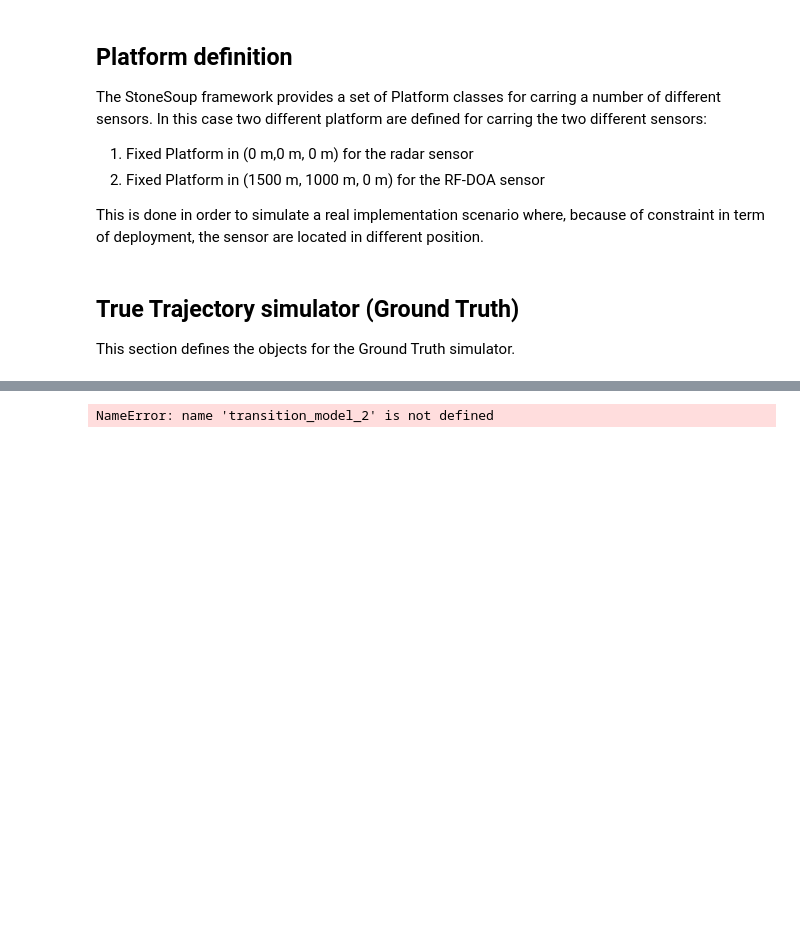
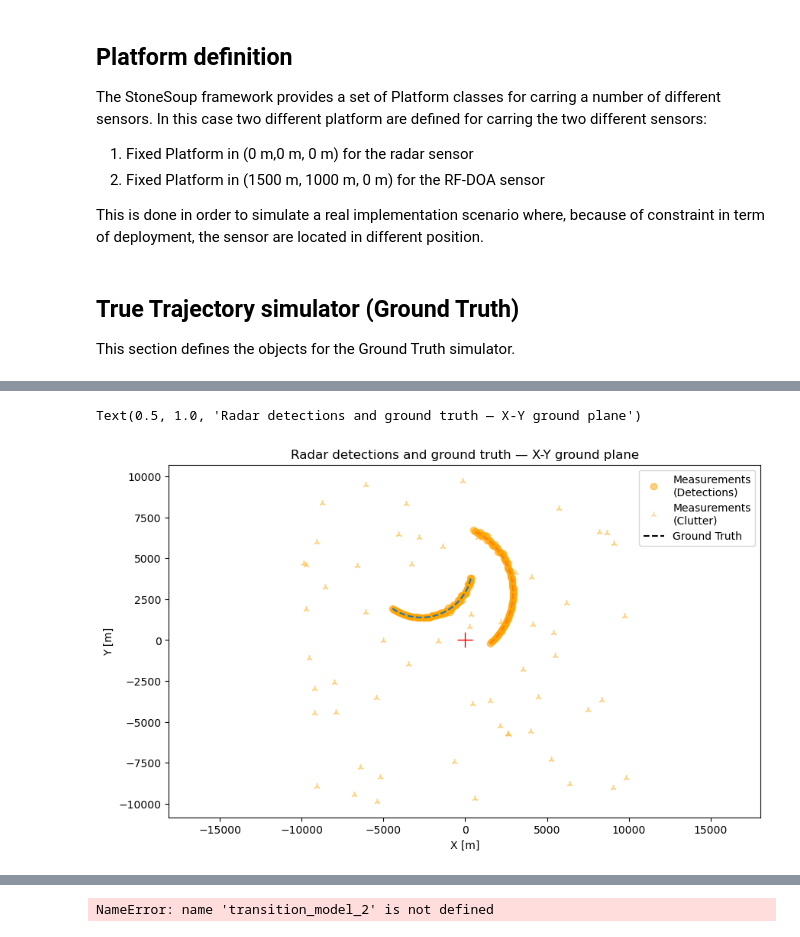
Before and after one commit to UmbertoMaffei/Multi-Sensor-Data-Fusion-for-Multi-Target-Drone-Tracking-in-Counter-UAS-Applications, a Jupyter notebook: SS_examples/RF_RADAR_Ex_v3.ipynb, the cells around one changed output, grey strips where cells are left out. Drawn from its saved outputs; the diff is of its cells as text; code cells hidden in the pictures; blank space fills up the shorter version.

```diff
--- a/SS_examples/RF_RADAR_Ex_v3.ipynb
+++ b/SS_examples/RF_RADAR_Ex_v3.ipynb
@@ -477,0 +477,17 @@ from IPython.display import display
+# %%
+# Plot: 2D radar detections and GT
+
+plotter = Plotter(Dimension.TWO)
+plotter.plot_measurements(radar_detections, [0, 2], color='orange', marker='o', alpha=0.5)
+plotter.plot_ground_truths(truths, [0, 2])
+plotter.ax.set_xlabel('X [m]')
+plotter.ax.set_ylabel('Y [m]')
+
+# ── Platform marker
+plotter.ax.plot(0, 0, 'r+', markersize=15, zorder=5, label='Radar (0 m, 0 m)')
+
+# title
+plotter.ax.set_title('Radar detections and ground truth — X-Y ground plane')
+# %% [output]
+Text(0.5, 1.0, 'Radar detections and ground truth — X-Y ground plane')
+[figure, added]
```
Also changed, not shown: parts of 12 cells of this notebook.
